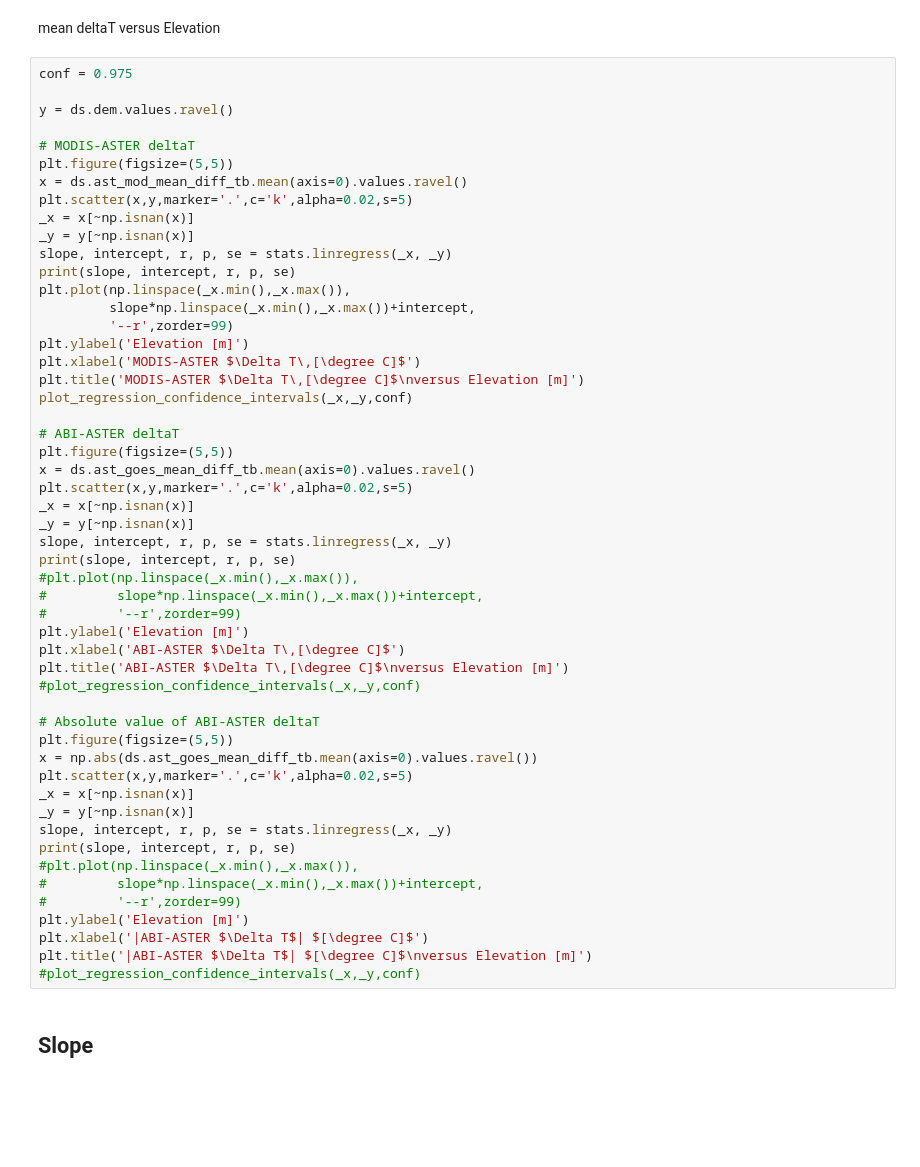
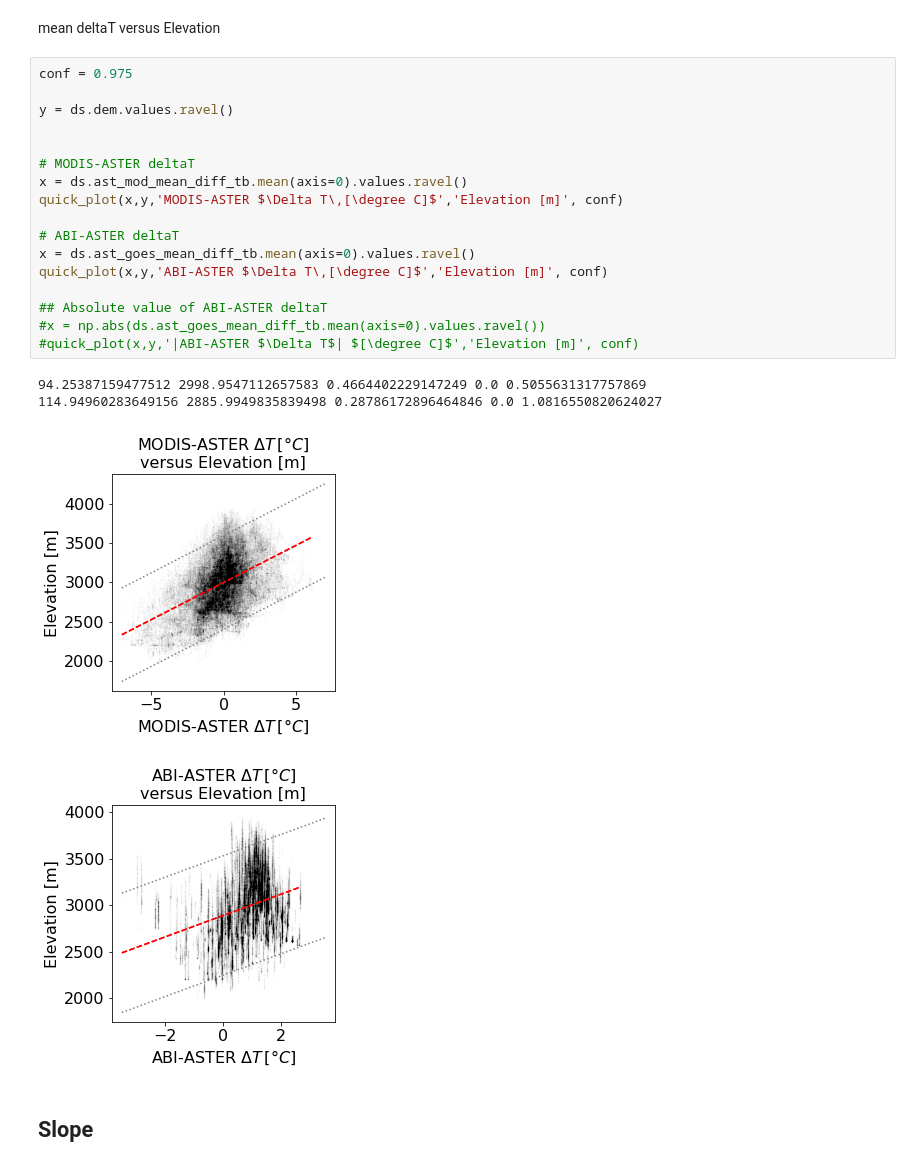
Before and after one commit to spestana/goes-cues, a Jupyter notebook: plot-raster-datasets-slopeaspectfveg.ipynb, the cells around one changed output. Saved outputs shown, nothing was run; the diff lists cells and outputs as text; blank space fills up the shorter version.

```diff
--- a/plot-raster-datasets-slopeaspectfveg.ipynb
+++ b/plot-raster-datasets-slopeaspectfveg.ipynb
@@ -219,56 +227,26 @@ plot_regression_confidence_intervals(_x,_y,conf)
 # %% [markdown]
 mean deltaT versus Elevation
-# %%
-conf = 0.975
-
-y = ds.dem.values.ravel()
-
-# MODIS-ASTER deltaT
-plt.figure(figsize=(5,5))
-x = ds.ast_mod_mean_diff_tb.mean(axis=0).values.ravel()
-plt.scatter(x,y,marker='.',c='k',alpha=0.02,s=5)
-_x = x[~np.isnan(x)]
-_y = y[~np.isnan(x)]
-slope, intercept, r, p, se = stats.linregress(_x, _y)
-print(slope, intercept, r, p, se)
-plt.plot(np.linspace(_x.min(),_x.max()),
-         slope*np.linspace(_x.min(),_x.max())+intercept,
-         '--r',zorder=99)
-plt.ylabel('Elevation [m]')
-plt.xlabel('MODIS-ASTER $\Delta T\,[\degree C]$')
-plt.title('MODIS-ASTER $\Delta T\,[\degree C]$\nversus Elevation [m]')
-plot_regression_confidence_intervals(_x,_y,conf)
-
-# ABI-ASTER deltaT
-plt.figure(figsize=(5,5))
-x = ds.ast_goes_mean_diff_tb.mean(axis=0).values.ravel()
-plt.scatter(x,y,marker='.',c='k',alpha=0.02,s=5)
-_x = x[~np.isnan(x)]
-_y = y[~np.isnan(x)]
-slope, intercept, r, p, se = stats.linregress(_x, _y)
-print(slope, intercept, r, p, se)
-#plt.plot(np.linspace(_x.min(),_x.max()),
-#         slope*np.linspace(_x.min(),_x.max())+intercept,
-#         '--r',zorder=99)
-plt.ylabel('Elevation [m]')
-plt.xlabel('ABI-ASTER $\Delta T\,[\degree C]$')
-plt.title('ABI-ASTER $\Delta T\,[\degree C]$\nversus Elevation [m]')
-#plot_regression_confidence_intervals(_x,_y,conf)
-
-# Absolute value of ABI-ASTER deltaT
-plt.figure(figsize=(5,5))
-x = np.abs(ds.ast_goes_mean_diff_tb.mean(axis=0).values.ravel())
-plt.scatter(x,y,marker='.',c='k',alpha=0.02,s=5)
-_x = x[~np.isnan(x)]
-_y = y[~np.isnan(x)]
-slope, intercept, r, p, se = stats.linregress(_x, _y)
-print(slope, intercept, r, p, se)
-#plt.plot(np.linspace(_x.min(),_x.max()),
-#         slope*np.linspace(_x.min(),_x.max())+intercept,
-#         '--r',zorder=99)
-plt.ylabel('Elevation [m]')
-plt.xlabel('|ABI-ASTER $\Delta T$| $[\degree C]$')
-plt.title('|ABI-ASTER $\Delta T$| $[\degree C]$\nversus Elevation [m]')
-#plot_regression_confidence_intervals(_x,_y,conf)
+# %%
+conf = 0.975
+
+y = ds.dem.values.ravel()
+
+
+# MODIS-ASTER deltaT
+x = ds.ast_mod_mean_diff_tb.mean(axis=0).values.ravel()
+quick_plot(x,y,'MODIS-ASTER $\Delta T\,[\degree C]$','Elevation [m]', conf)
+
+# ABI-ASTER deltaT
+x = ds.ast_goes_mean_diff_tb.mean(axis=0).values.ravel()
+quick_plot(x,y,'ABI-ASTER $\Delta T\,[\degree C]$','Elevation [m]', conf)
+
+## Absolute value of ABI-ASTER deltaT
+#x = np.abs(ds.ast_goes_mean_diff_tb.mean(axis=0).values.ravel())
+#quick_plot(x,y,'|ABI-ASTER $\Delta T$| $[\degree C]$','Elevation [m]', conf)
+# %% [output]
+94.25387159477512 2998.9547112657583 0.4664402229147249 0.0 0.5055631317757869
+114.94960283649156 2885.9949835839498 0.28786172896464846 0.0 1.0816550820624027
+[figure, added]
+[figure, added]
 # %% [markdown]
 ## Slope
```
Also changed, not shown: parts of 24 cells of this notebook.
